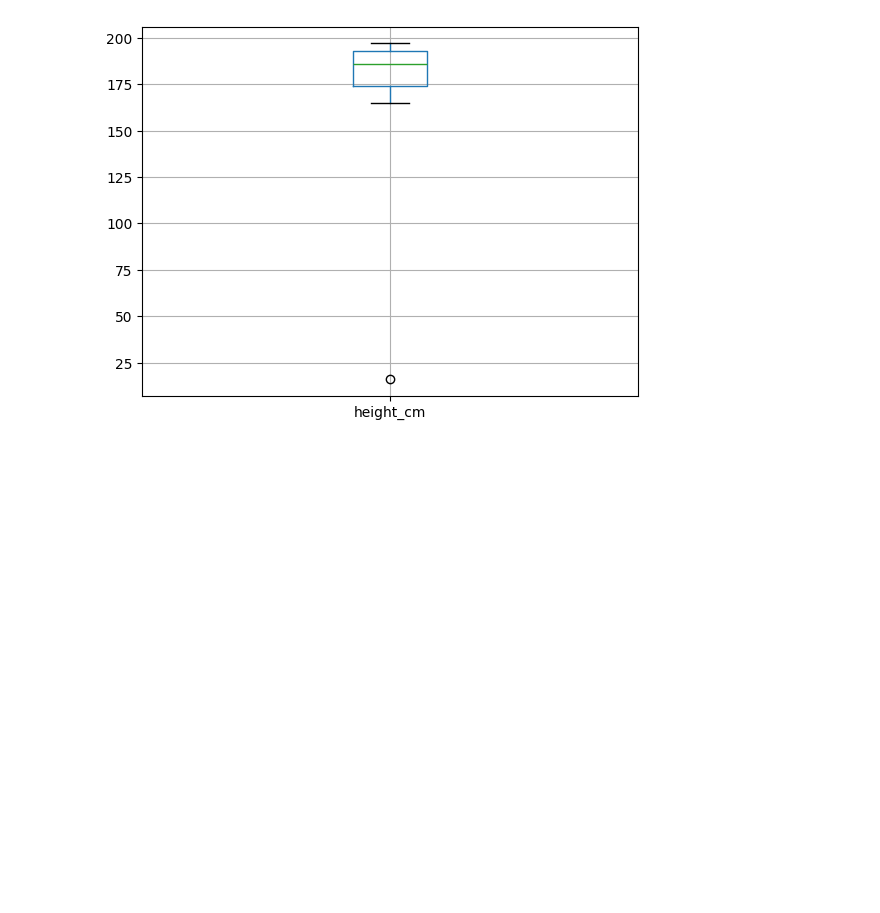
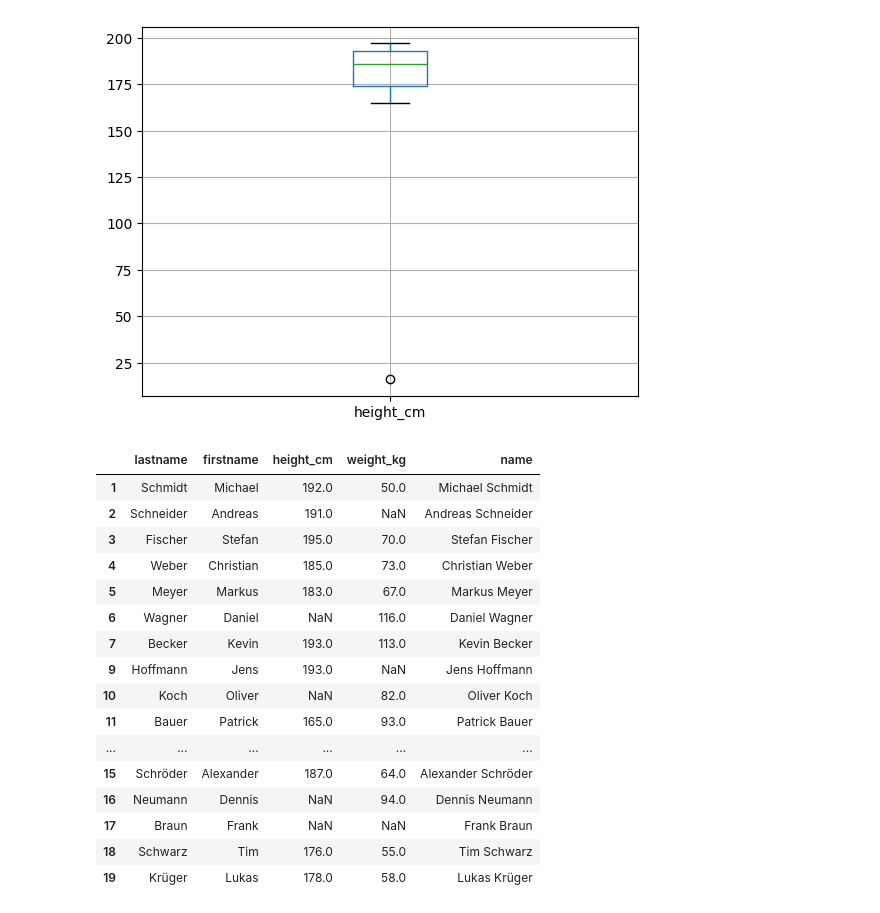
Before and after one commit to Javacream/org.javacream.training.python, a Jupyter notebook: Datenanalyse/dataanalysis_template.ipynb, the cells around one changed output. Saved outputs shown, nothing was run; the diff lists cells and outputs as text; code cells hidden in the pictures; blank space fills up the shorter version.

```diff
--- a/Datenanalyse/dataanalysis_template.ipynb
+++ b/Datenanalyse/dataanalysis_template.ipynb
@@ -157,3 +157,24 @@ df.boxplot(column='height_cm')
 # %% [output]
 <Axes: >
 [figure]
+# %%
+df[(df['height_cm'] > 120) & (df['height_cm'] < 195)]
+# df.drop(df[(df['height_cm'] < 120) | (df['height_cm'] > 195)].index)
+# %% [output]
+|  | lastname | firstname | height_cm | weight_kg | name |
+| 1 | Schmidt | Michael | 192.0 | 50.0 | Michael Schmidt |
+| 2 | Schneider | Andreas | 191.0 | NaN | Andreas Schneider |
+| 3 | Fischer | Stefan | 195.0 | 70.0 | Stefan Fischer |
+| 4 | Weber | Christian | 185.0 | 73.0 | Christian Weber |
+| 5 | Meyer | Markus | 183.0 | 67.0 | Markus Meyer |
+| 6 | Wagner | Daniel | NaN | 116.0 | Daniel Wagner |
+| 7 | Becker | Kevin | 193.0 | 113.0 | Kevin Becker |
+| 9 | Hoffmann | Jens | 193.0 | NaN | Jens Hoffmann |
+| 10 | Koch | Oliver | NaN | 82.0 | Oliver Koch |
+| 11 | Bauer | Patrick | 165.0 | 93.0 | Patrick Bauer |
+| ... | ... | ... | ... | ... | ... |
+| 15 | Schröder | Alexander | 187.0 | 64.0 | Alexander Schröder |
+| 16 | Neumann | Dennis | NaN | 94.0 | Dennis Neumann |
+| 17 | Braun | Frank | NaN | NaN | Frank Braun |
+| 18 | Schwarz | Tim | 176.0 | 55.0 | Tim Schwarz |
+| 19 | Krüger | Lukas | 178.0 | 58.0 | Lukas Krüger |
```
